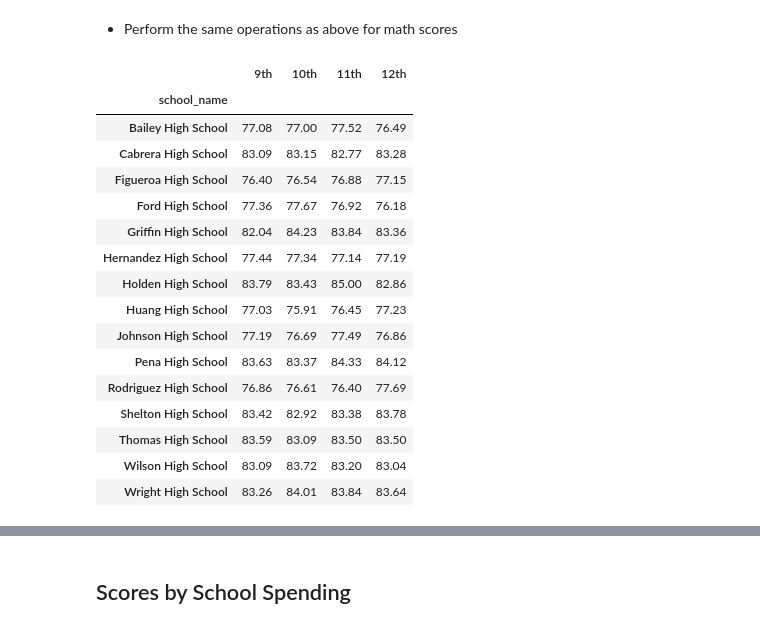
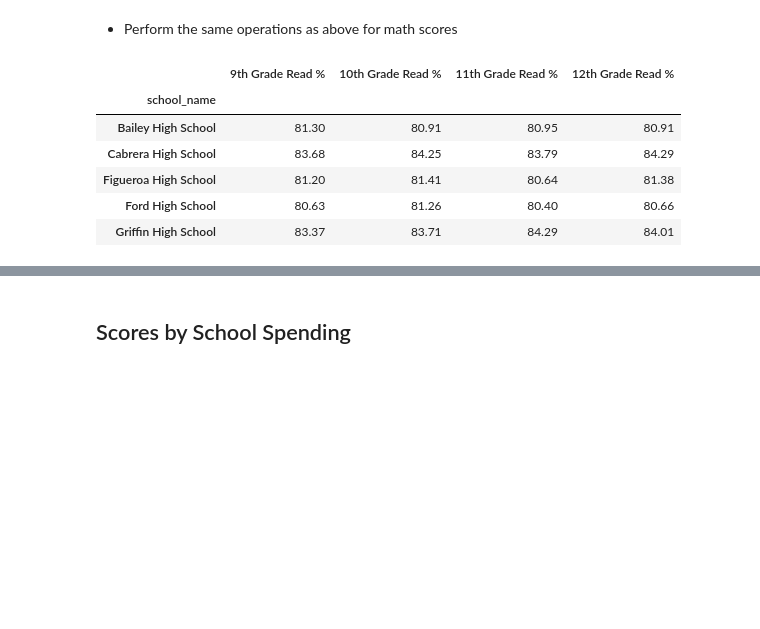
Before and after one commit to Kevin-McConchie/pandas, a Jupyter notebook: PyCitySchools/PyCitySchools_starter.ipynb, the cells around one changed output, grey strips where cells are left out. Cells and saved outputs as stored; diff of their text form; code cells hidden in the pictures; blank space fills up the shorter version.

Commit message:
Completed Scores by Size and School Typee

```diff
--- a/PyCitySchools/PyCitySchools_starter.ipynb
+++ b/PyCitySchools/PyCitySchools_starter.ipynb
@@ -298,9 +298,12 @@ worst_performers.head()
 grades = ['9th', '10th', '11th', '12th']
 math_grade = {}
 for grade in grades:
-    read_grade[grade] = school_data_complete[school_data_complete['grade']==grade].groupby('school_name')['math_score'].mean()
+    math_grade[grade] = school_data_complete[school_data_complete['grade']==grade].groupby('school_name')['math_score'].mean()
 math_grade = pd.DataFrame(math_grade)
 math_grade = math_grade.round(2)
 
-math_grade
+# Change column names
+new_grade = ['9th Grade Math %', '10th Grade Math %', '11th Grade Math %', '12th Grade Math %']
+math_grade = math_grade.set_axis(new_grade, axis=1, inplace=False)
+math_grade.head()
 # %% [output]
@@ -312,28 +321,21 @@ math_grade
 # %%
 # create averages for each grade for summary table by grade
 grades = ['9th', '10th', '11th', '12th']
 read_grade = {}
 for grade in grades:
-    read_grade[grade] = school_data_complete[school_data_complete['grade']==grade].groupby('school_name')['math_score'].mean()
+    read_grade[grade] = school_data_complete[school_data_complete['grade']==grade].groupby('school_name')['reading_score'].mean()
 read_grade = pd.DataFrame(read_grade)
-read_grade = read_grade.round(2)
+read_grade =read_grade.round(2)
 
-read_grade
+# Change column names
+new_grade = ['9th Grade Read %', '10th Grade Read %', '11th Grade Read %', '12th Grade Read %']
+read_grade = read_grade.set_axis(new_grade, axis=1, inplace=False)
+read_grade.head()
 # %% [output]
-|  | 9th | 10th | 11th | 12th |
+|  | 9th Grade Read % | 10th Grade Read % | 11th Grade Read % | 12th Grade Read % |
 | school_name |  |  |  |  |
-| Bailey High School | 77.08 | 77.00 | 77.52 | 76.49 |
-| Cabrera High School | 83.09 | 83.15 | 82.77 | 83.28 |
-| Figueroa High School | 76.40 | 76.54 | 76.88 | 77.15 |
-| Ford High School | 77.36 | 77.67 | 76.92 | 76.18 |
-| Griffin High School | 82.04 | 84.23 | 83.84 | 83.36 |
-| Hernandez High School | 77.44 | 77.34 | 77.14 | 77.19 |
-| Holden High School | 83.79 | 83.43 | 85.00 | 82.86 |
-| Huang High School | 77.03 | 75.91 | 76.45 | 77.23 |
-| Johnson High School | 77.19 | 76.69 | 77.49 | 76.86 |
-| Pena High School | 83.63 | 83.37 | 84.33 | 84.12 |
-| Rodriguez High School | 76.86 | 76.61 | 76.40 | 77.69 |
-| Shelton High School | 83.42 | 82.92 | 83.38 | 83.78 |
-| Thomas High School | 83.59 | 83.09 | 83.50 | 83.50 |
-| Wilson High School | 83.09 | 83.72 | 83.20 | 83.04 |
-| Wright High School | 83.26 | 84.01 | 83.84 | 83.64 |
+| Bailey High School | 81.30 | 80.91 | 80.95 | 80.91 |
+| Cabrera High School | 83.68 | 84.25 | 83.79 | 84.29 |
+| Figueroa High School | 81.20 | 81.41 | 80.64 | 81.38 |
+| Ford High School | 80.63 | 81.26 | 80.40 | 80.66 |
+| Griffin High School | 83.37 | 83.71 | 84.29 | 84.01 |
```
Also changed, not shown: parts of 10 cells of this notebook.
